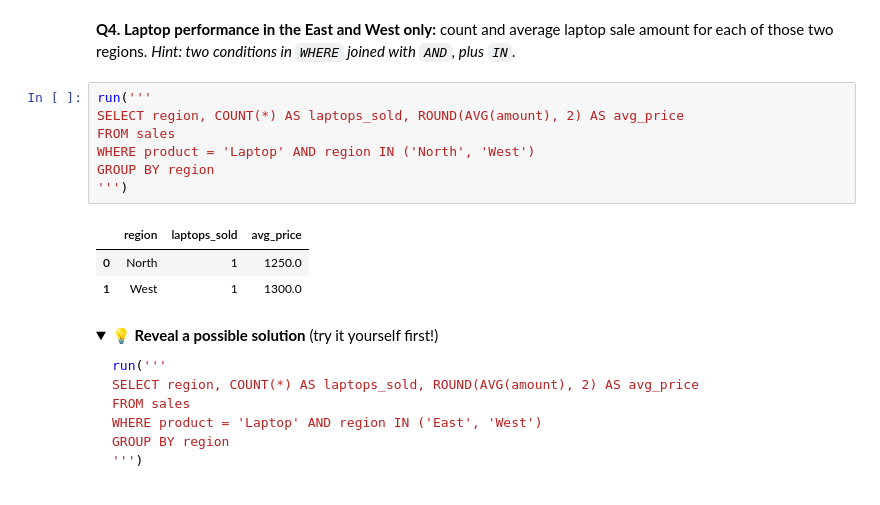
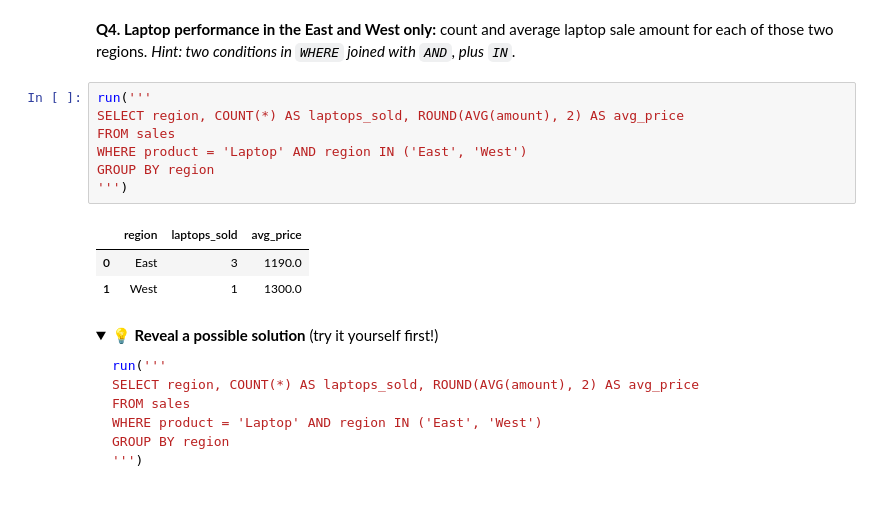
Before and after one commit to shatrill/data_analytics, a Jupyter notebook: session_3_sql_fundamentals_sqlite.ipynb, the cells around one changed output. Cells and saved outputs as stored; diff of their text form; folded sections open.

```diff
--- a/session_3_sql_fundamentals_sqlite.ipynb
+++ b/session_3_sql_fundamentals_sqlite.ipynb
@@ -536,13 +536,13 @@ LIMIT 3
 # %%
 run('''
 SELECT region, COUNT(*) AS laptops_sold, ROUND(AVG(amount), 2) AS avg_price
 FROM sales
-WHERE product = 'Laptop' AND region IN ('North', 'West')
+WHERE product = 'Laptop' AND region IN ('East', 'West')
 GROUP BY region
 ''')
 # %% [output]
 |  | region | laptops_sold | avg_price |
-| 0 | North | 1 | 1250.0 |
+| 0 | East | 3 | 1190.0 |
 | 1 | West | 1 | 1300.0 |
 # %% [markdown]
 <details>
```
Also changed, not shown: parts of 1 cell of this notebook.
